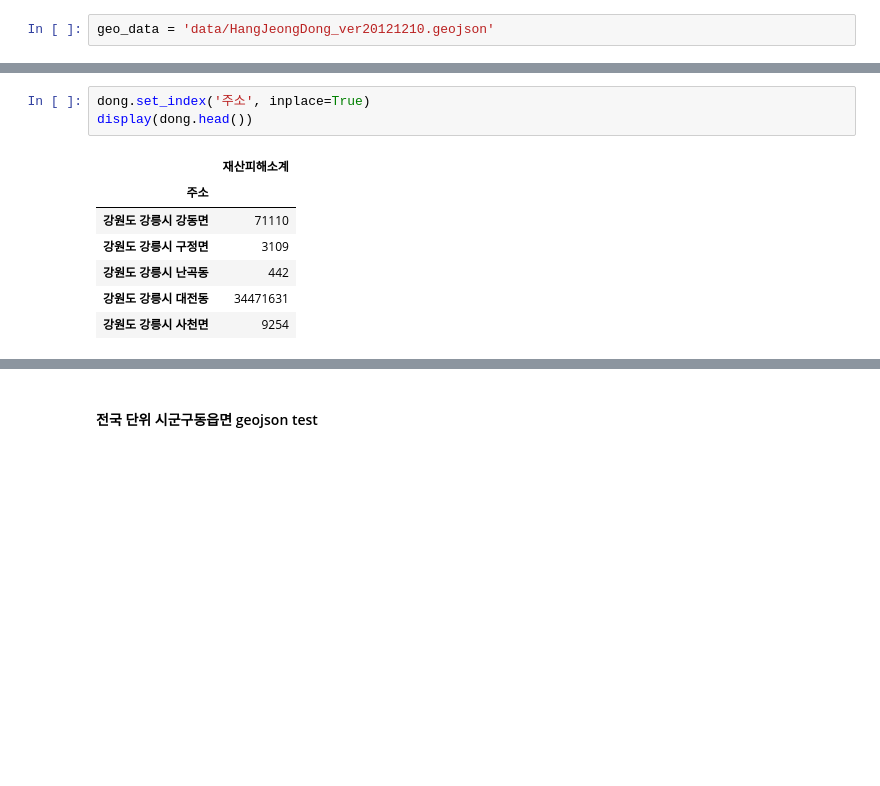
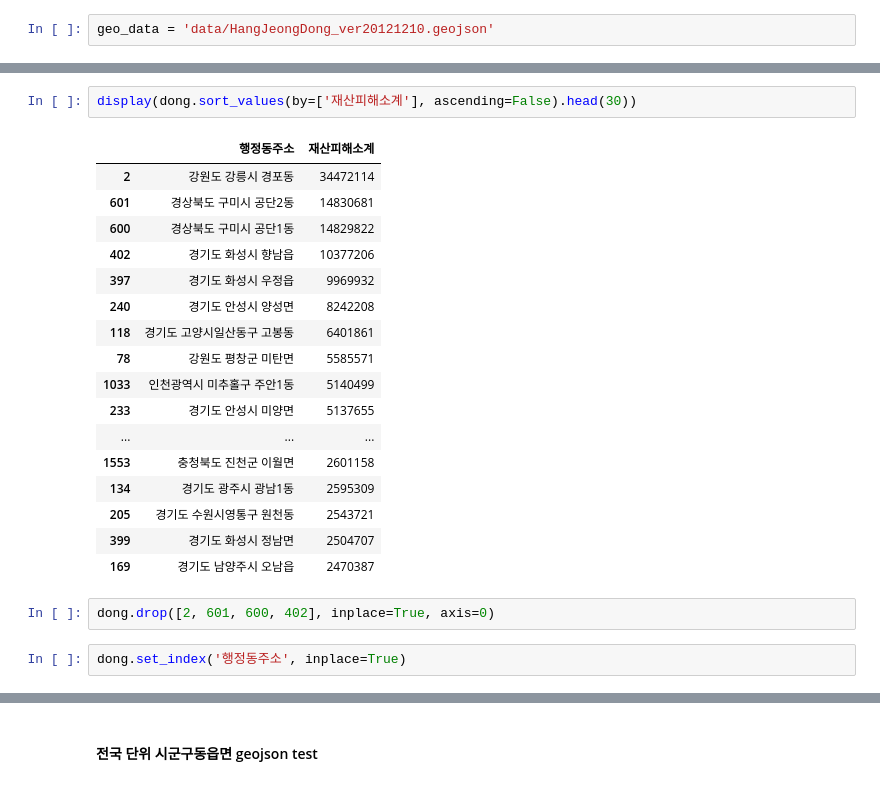
Before and after one commit to JuheePak/Convergence_project, a Jupyter notebook: src/fire_map.ipynb, the cells around one changed output, grey strips where cells are left out. Drawn from its saved outputs; the diff is of its cells as text; blank space fills up the shorter version.

```diff
--- a/src/fire_map.ipynb
+++ b/src/fire_map.ipynb
@@ -280,11 +284,24 @@ display(dong.head(10))
+# %%
+display(dong.sort_values(by=['재산피해소계'], ascending=False).head(30))
+# %% [output]
+|  | 행정동주소 | 재산피해소계 |
+| 2 | 강원도 강릉시 경포동 | 34472114 |
+| 601 | 경상북도 구미시 공단2동 | 14830681 |
+| 600 | 경상북도 구미시 공단1동 | 14829822 |
+| 402 | 경기도 화성시 향남읍 | 10377206 |
+| 397 | 경기도 화성시 우정읍 | 9969932 |
+| 240 | 경기도 안성시 양성면 | 8242208 |
+| 118 | 경기도 고양시일산동구 고봉동 | 6401861 |
+| 78 | 강원도 평창군 미탄면 | 5585571 |
+| 1033 | 인천광역시 미추홀구 주안1동 | 5140499 |
+| 233 | 경기도 안성시 미양면 | 5137655 |
+| ... | ... | ... |
+| 1553 | 충청북도 진천군 이월면 | 2601158 |
+| 134 | 경기도 광주시 광남1동 | 2595309 |
+| 205 | 경기도 수원시영통구 원천동 | 2543721 |
+| 399 | 경기도 화성시 정남면 | 2504707 |
+| 169 | 경기도 남양주시 오남읍 | 2470387 |
+# %%
+dong.drop([2, 601, 600, 402], inplace=True, axis=0)
 # %%
-dong.set_index('주소', inplace=True)
-display(dong.head())
+dong.set_index('행정동주소', inplace=True)
-# %% [output]
-|  | 재산피해소계 |
-| 주소 |  |
-| 강원도 강릉시 강동면 | 71110 |
-| 강원도 강릉시 구정면 | 3109 |
-| 강원도 강릉시 난곡동 | 442 |
-| 강원도 강릉시 대전동 | 34471631 |
-| 강원도 강릉시 사천면 | 9254 |
```
Also changed, not shown: parts of 5 cells of this notebook, 2 other files.
